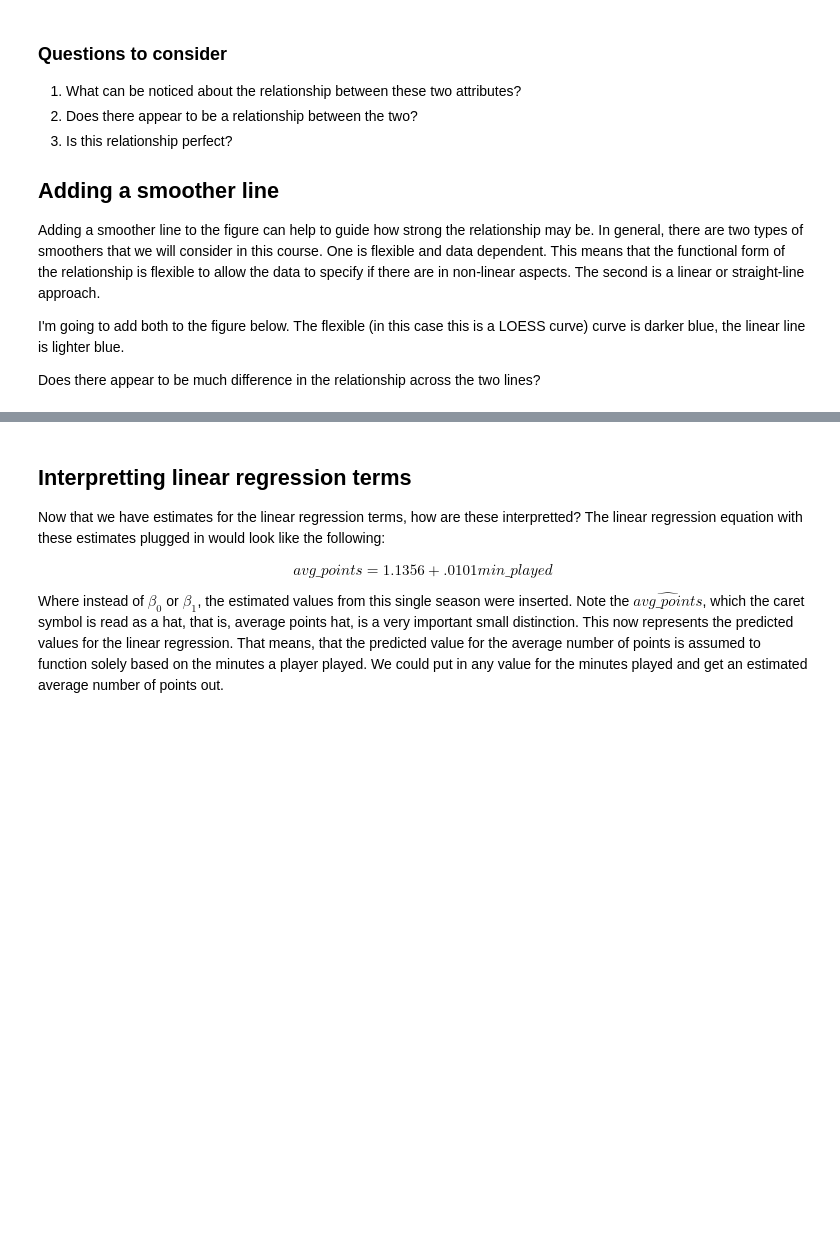
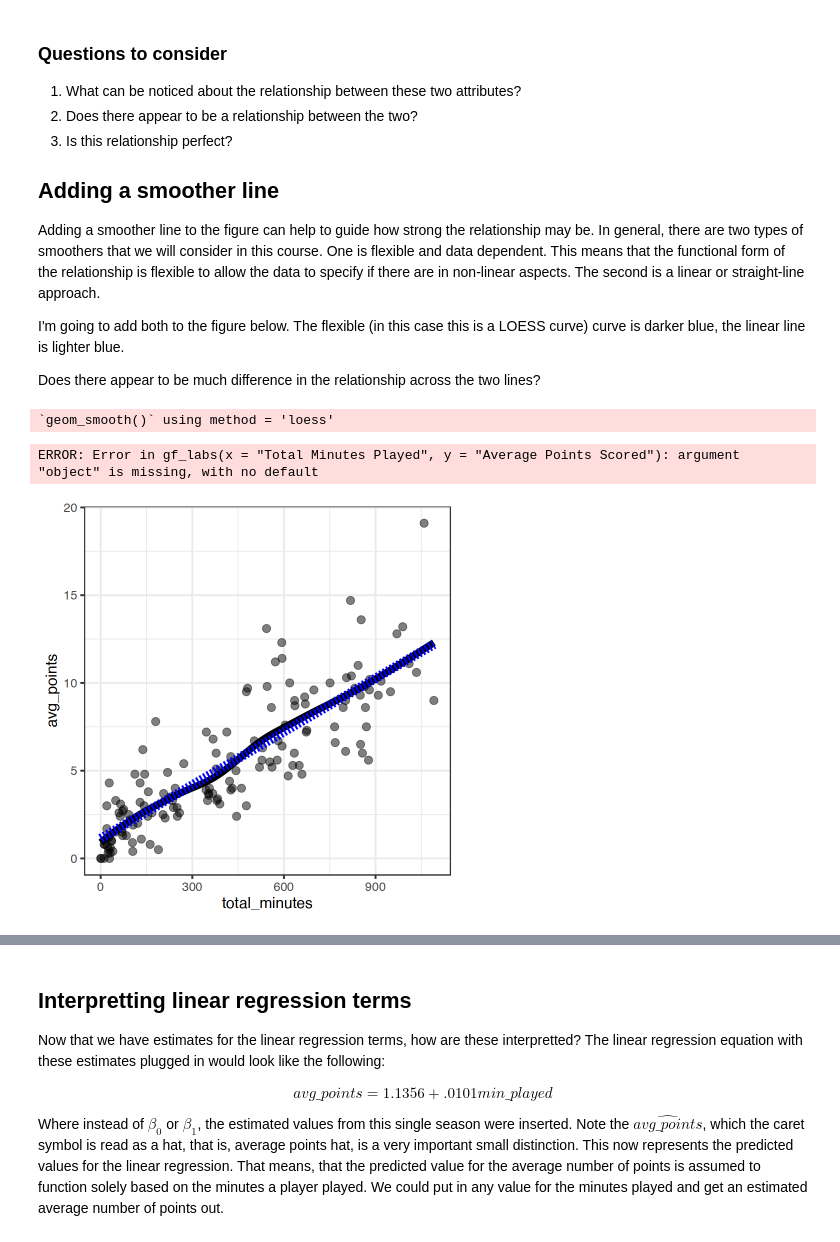
Before and after one commit to lebebr01/psqf_6243, a Jupyter notebook: course-notes/02-linear-regression-class.ipynb, the cells around one changed output, grey strips where cells are left out. Cells and saved outputs as stored; diff of their text form; code cells hidden in the pictures; blank space fills up the shorter version.

```diff
--- a/course-notes/02-linear-regression-class.ipynb
+++ b/course-notes/02-linear-regression-class.ipynb
@@ -68,10 +96,14 @@ gf_point(avg_points ~ total_minutes, data = basketball, size = 4, alpha = .5) %>
 cor(avg_points ~ total_minutes, data = basketball)
 # %%
 gf_point(avg_points ~ total_minutes, data = basketball, size = 4, alpha = .5) %>%
-  gf_smooth() %>%
-  gf_smooth(method = 'lm', linetype = 2, color = 'lightblue')
+  gf_smooth(color = 'black', size = 3) %>%
+  gf_smooth(method = 'lm', linetype = 2, size = 4, color = 'blue')
   gf_labs(x = "Total Minutes Played",
           y = "Average Points Scored")
+# %% [output]
+`geom_smooth()` using method = 'loess'
+ERROR: Error in gf_labs(x = "Total Minutes Played", y = "Average Points Scored"): argument "object" is missing, with no default
+[figure, added]
 # %%
 library(simglm)
 
```
Also changed, not shown: parts of 12 cells of this notebook, 1 other file.
